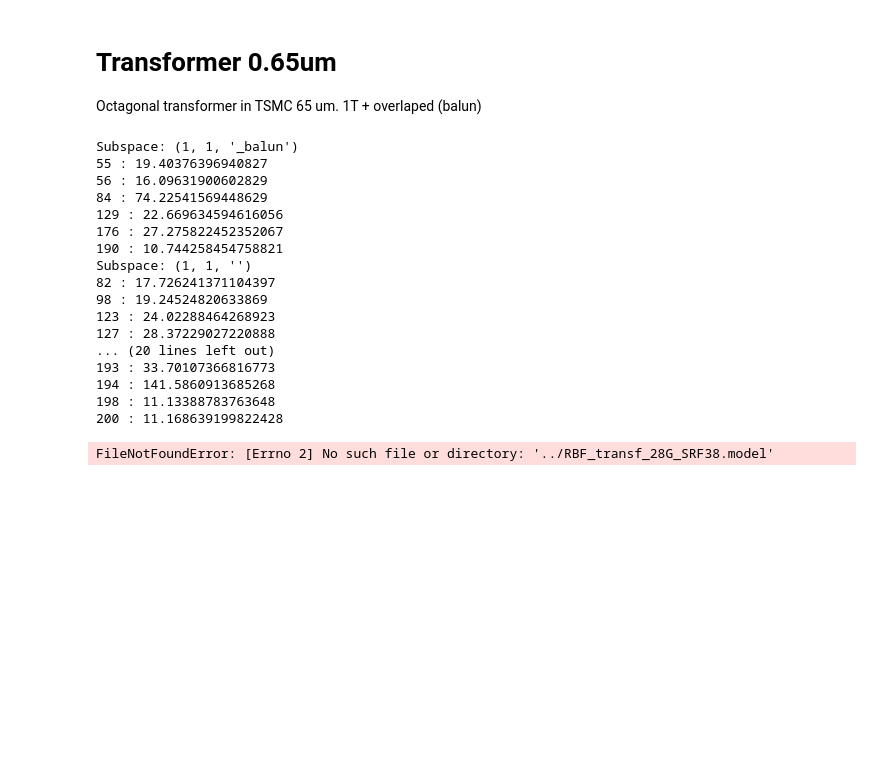
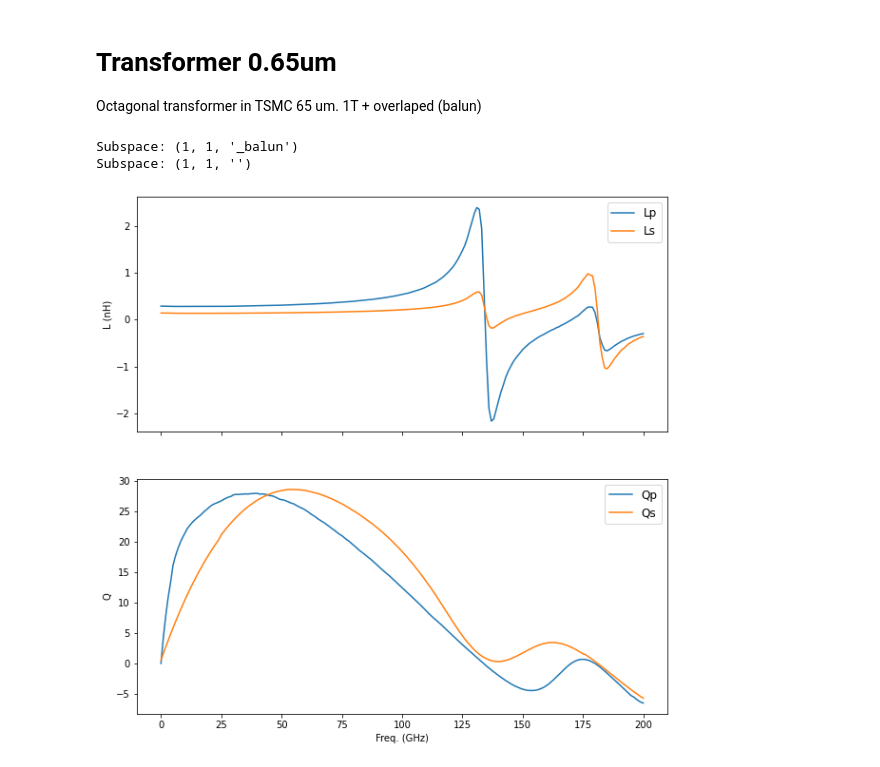
Before and after one commit to nunocclourenco/pacosyt, a Jupyter notebook: notebooks/models_transf_balun_srf38.ipynb, the cells around one changed output. Drawn from its saved outputs; the diff is of its cells as text; code cells hidden in the pictures; blank space fills up the shorter version.

```diff
--- a/notebooks/models_transf_balun_srf38.ipynb
+++ b/notebooks/models_transf_balun_srf38.ipynb
@@ -25,19 +25,16 @@ for subsp in sub_spaces:
     print(f"Subspace: {subsp}")
     for f in range(201):
 
-        freq, x_train, y_train, x_test, y_test, srf_data = models.load_data("../data/transf_65nm/", f, srf=38, nt=subsp, n_samples=1000, filter=ranges)
+        freq, x_train, y_train, x_test, y_test, srf_data = load_data("../data/transf_65nm/", f, srf=38, nt=subsp, n_samples=1000, filter=ranges)
 
         if 'balun' in subsp[2]:
-            m = models.RBFInterpolatorModel(degree=4)
+            m = RBFInterpolatorModel(degree=4)
             m.fit(x_train[:,[0,1]], y_train)
             pred = m.predict(x_test[:,[0,1]])
         else:
-            m = models.RBFInterpolatorModel(degree=5)
+            m = RBFInterpolatorModel(degree=5)
             m.fit(x_train, y_train)
             pred = m.predict(x_test)
-
-        if (max_mean_error := max(em.mape_lq_diff(freq, pred, y_test)[0])) > 10 :
-            print(f"{f} : {max_mean_error}")
 
         mdl = {
                 'freq_index': f,
@@ -47,7 +44,7 @@ for subsp in sub_spaces:
         }
         model_table[(subsp, f)] = mdl
 
-    srf_m = models.RBFInterpolatorModel(degree=3)
+    srf_m = RBFInterpolatorModel(degree=3)
     if 'balun' in subsp[2]:
         srf_m.fit(srf_data[0][:, [0,1]], srf_data[1][:, [0]])
     else:
@@ -61,20 +58,5 @@ for subsp in sub_spaces:
     model_table[(subsp, 'srf')] = srf_mdl
 # %% [output]
 Subspace: (1, 1, '_balun')
-55 : 19.40376396940827
-56 : 16.09631900602829
-84 : 74.22541569448629
-129 : 22.669634594616056
-176 : 27.275822452352067
-190 : 10.744258454758821
 Subspace: (1, 1, '')
-82 : 17.726241371104397
-98 : 19.24524820633869
-123 : 24.02288464268923
-127 : 28.37229027220888
-... (20 lines left out)
-193 : 33.70107366816773
-194 : 141.5860913685268
-198 : 11.13388783763648
-200 : 11.168639199822428
 # %%
@@ -88,11 +70,11 @@ model_table['key'] = {'nt':sub_spaces, 'f':(0, 201)}
 with open("../PASSIVES_RBF_TRANSF_BALUN_28G_SRF38.model",'wb') as outfile:
     pickle.dump(model_table, outfile)
 # %%
-import models
+from models import PassivesModel
 
-tranf_model = models.AidaEmModel("../PASSIVES_RBF_TRANSF_BALUN_28G_SRF38.model")
-
-with open("../test_out_in.sri", 'w') as sri_file, open("../test_out_in.out", 'w') as out_file:
-    tranf_model.predict(sri_file, out_file, np=1, ns=1, dinp=117, wp=7, dins=103, ws=12)
+tranf_model = PassivesModel("../PASSIVES_RBF_TRANSF_BALUN_28G_SRF38.model")
+resp, resp_arg = tranf_model.simulate(np=1, ns=1, dinp=117, wp=7, dins=40, ws=12)
+tranf_model.save(sri_fname="../test_out_in.sri", lq_fname= "../test_out_in.out")
+tranf_model.plot()
 # %% [output]
-FileNotFoundError: [Errno 2] No such file or directory: '../RBF_transf_28G_SRF38.model'
+[figure, added]
```
Also changed, not shown: parts of 2 cells of this notebook, 11 other files.
